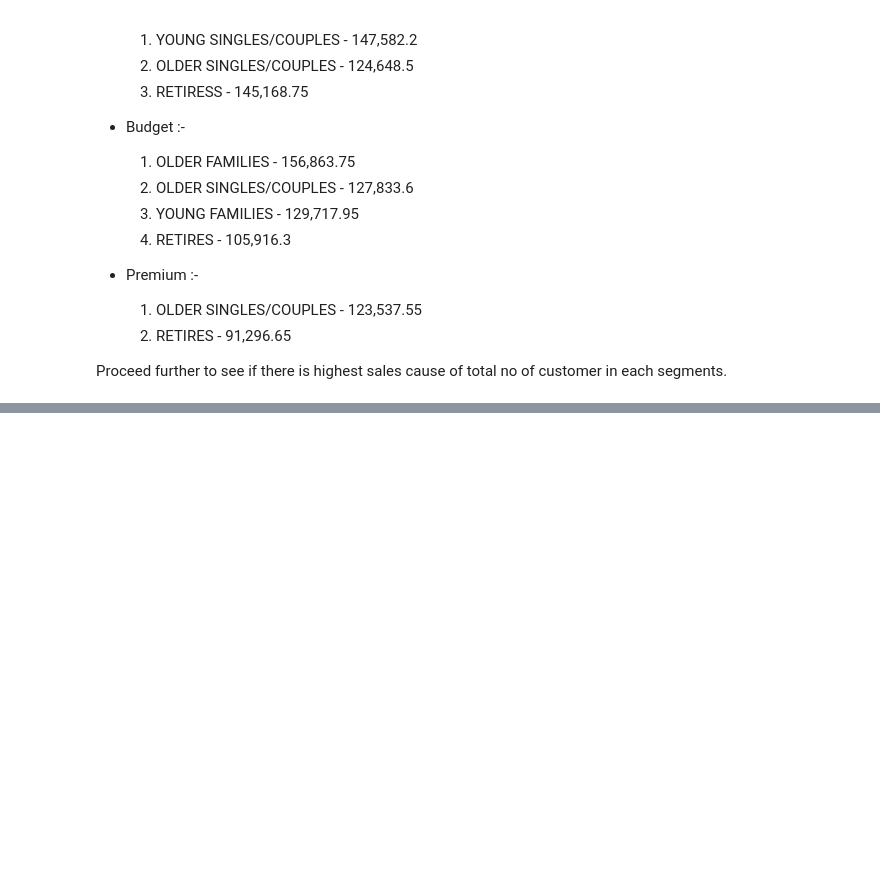
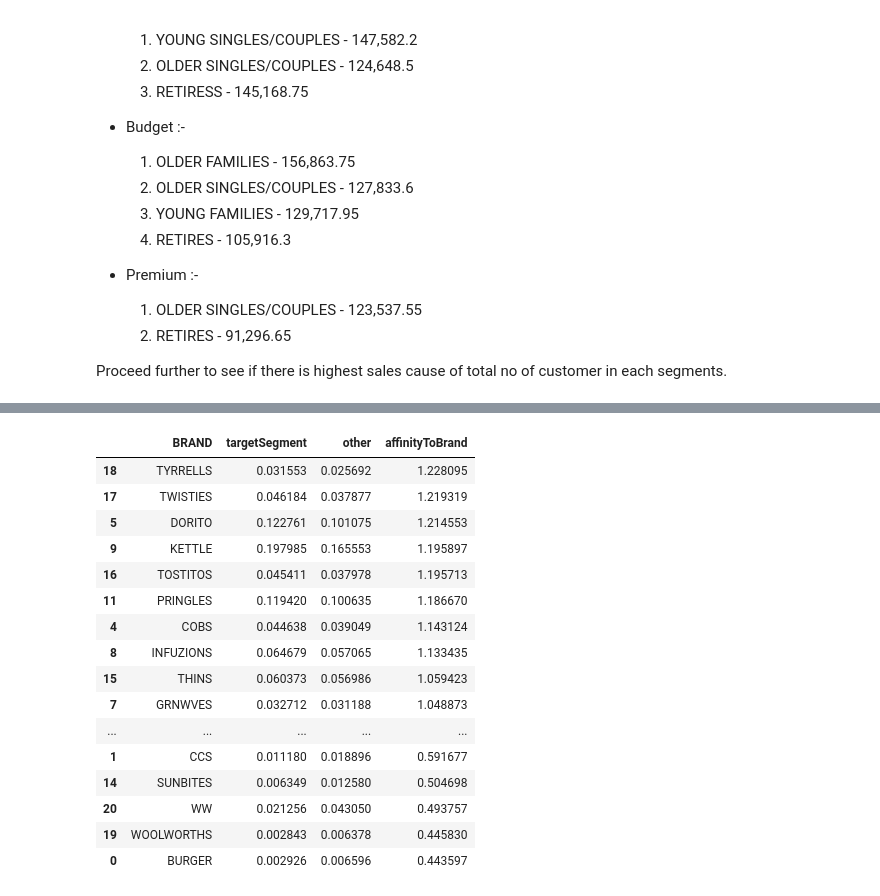
Before and after one commit to Vedant-cloud-ctrl/Quantium, a Jupyter notebook: Quantium_Task_1.ipynb, the cells around one changed output, grey strips where cells are left out. Cells and saved outputs as stored; diff of their text form; code cells hidden in the pictures; blank space fills up the shorter version.

```diff
--- a/Quantium_Task_1.ipynb
+++ b/Quantium_Task_1.ipynb
@@ -635,0 +702,48 @@ DataFrameGroupBy.apply operated on the grouping columns. This behavior is deprec
+# %%
+# We'll divide into segment 1 and others
+segment1 = Data[(Data["LIFESTAGE"] == "YOUNG SINGLES/COUPLES") & (Data["PREMIUM_CUSTOMER"] == "Mainstream")]
+
+# Other
+other = Data[~((Data["LIFESTAGE"] == "YOUNG SINGLES/COUPLES") & (Data["PREMIUM_CUSTOMER"] == "Mainstream"))]
+
+# Total quantity purchased
+quantity_segment1 = segment1["PROD_QTY"].sum()
+quantity_other = other["PROD_QTY"].sum()
+
+# segment 1 brand proportions
+quantity_segment1_brand = segment1.groupby("BRAND")["PROD_QTY"].sum().reset_index()
+quantity_segment1_brand["targetSegment"] = quantity_segment1_brand["PROD_QTY"] / quantity_segment1
+quantity_segment1_brand = quantity_segment1_brand[["BRAND", "targetSegment"]]
+
+# other brand proportions
+other_brand = other.groupby("BRAND")["PROD_QTY"].sum().reset_index()
+other_brand["other"] = other_brand["PROD_QTY"] / quantity_other
+other_brand = other_brand[["BRAND", "other"]]
+
+# Merge the two
+brand_proportions = pd.merge(quantity_segment1_brand, other_brand, on="BRAND", how="inner")
+
+# Calculate affinity
+brand_proportions["affinityToBrand"] = brand_proportions["targetSegment"] / brand_proportions["other"]
+
+# Sort by affinity descending
+brand_proportions = brand_proportions.sort_values(by="affinityToBrand", ascending=False)
+brand_proportions
+# %% [output]
+|  | BRAND | targetSegment | other | affinityToBrand |
+| 18 | TYRRELLS | 0.031553 | 0.025692 | 1.228095 |
+| 17 | TWISTIES | 0.046184 | 0.037877 | 1.219319 |
+| 5 | DORITO | 0.122761 | 0.101075 | 1.214553 |
+| 9 | KETTLE | 0.197985 | 0.165553 | 1.195897 |
+| 16 | TOSTITOS | 0.045411 | 0.037978 | 1.195713 |
+| 11 | PRINGLES | 0.119420 | 0.100635 | 1.186670 |
+| 4 | COBS | 0.044638 | 0.039049 | 1.143124 |
+| 8 | INFUZIONS | 0.064679 | 0.057065 | 1.133435 |
+| 15 | THINS | 0.060373 | 0.056986 | 1.059423 |
+| 7 | GRNWVES | 0.032712 | 0.031188 | 1.048873 |
+| ... | ... | ... | ... | ... |
+| 1 | CCS | 0.011180 | 0.018896 | 0.591677 |
+| 14 | SUNBITES | 0.006349 | 0.012580 | 0.504698 |
+| 20 | WW | 0.021256 | 0.043050 | 0.493757 |
+| 19 | WOOLWORTHS | 0.002843 | 0.006378 | 0.445830 |
+| 0 | BURGER | 0.002926 | 0.006596 | 0.443597 |
```
Also changed, not shown: parts of 15 cells of this notebook.
